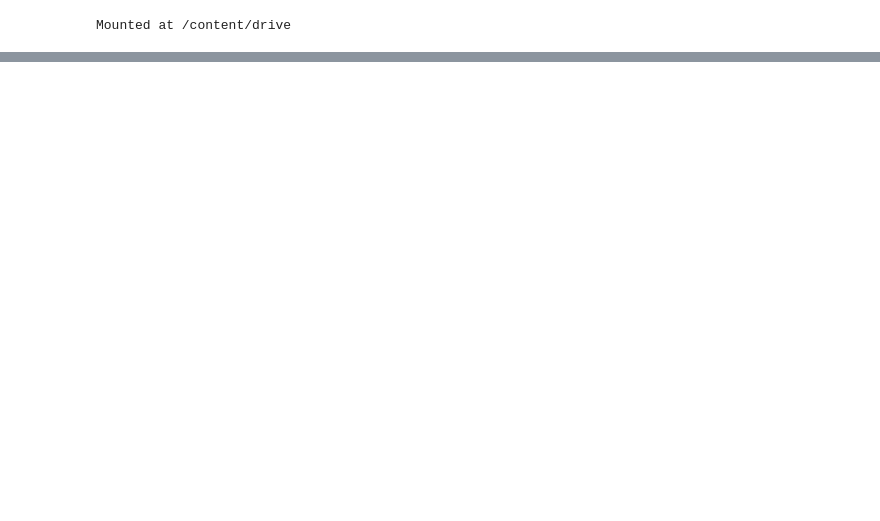
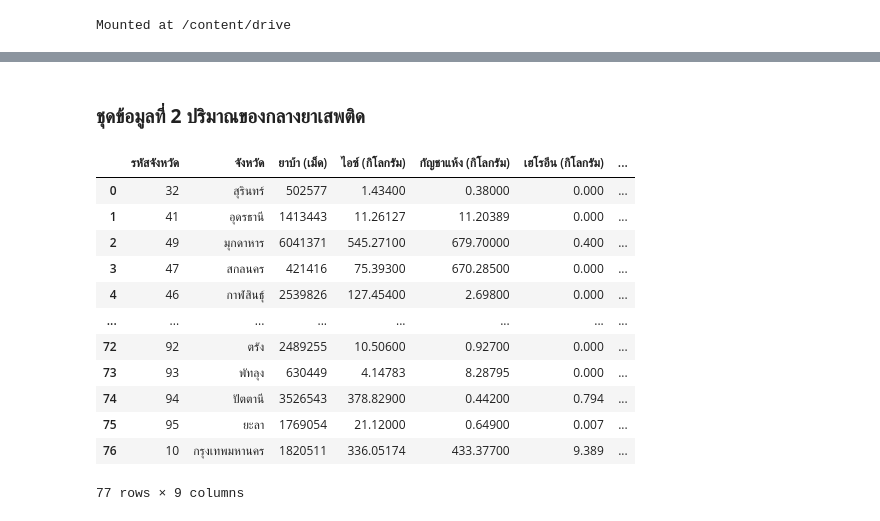
Before and after one commit to Jiraporn-klobrat/DWDM21, a Jupyter notebook: Project_DWDM.ipynb, the cells around one changed output, grey strips where cells are left out. Drawn from its saved outputs; the diff is of its cells as text; code cells hidden in the pictures; blank space fills up the shorter version.

```diff
--- a/Project_DWDM.ipynb
+++ b/Project_DWDM.ipynb
@@ -247,0 +81,19 @@ dtype: bool
+# %% [markdown]
+### **ชุดข้อมูลที่ 2 ปริมาณของกลางยาเสพติด**
+# %%
+data_02 = pd.read_csv(os.path.join(path,'ปริมาณของกลางยาเสพติด.csv')) # ไฟล์ที่เราต้องการ
+data_02 # print data ดูว่ามันหน้าตาเป็นยังไง
+# %% [output]
+|  | รหัสจังหวัด | จังหวัด | ยาบ้า (เม็ด) | ไอซ์ (กิโลกรัม) | กัญชาแห้ง (กิโลกรัม) | เฮโรอีน (กิโลกรัม) | ... |
+| 0 | 32 | สุรินทร์ | 502577 | 1.43400 | 0.38000 | 0.000 | ... |
+| 1 | 41 | อุดรธานี | 1413443 | 11.26127 | 11.20389 | 0.000 | ... |
+| 2 | 49 | มุกดาหาร | 6041371 | 545.27100 | 679.70000 | 0.400 | ... |
+| 3 | 47 | สกลนคร | 421416 | 75.39300 | 670.28500 | 0.000 | ... |
+| 4 | 46 | กาฬสินธุ์ | 2539826 | 127.45400 | 2.69800 | 0.000 | ... |
+| ... | ... | ... | ... | ... | ... | ... | ... |
+| 72 | 92 | ตรัง | 2489255 | 10.50600 | 0.92700 | 0.000 | ... |
+| 73 | 93 | พัทลุง | 630449 | 4.14783 | 8.28795 | 0.000 | ... |
+| 74 | 94 | ปัตตานี | 3526543 | 378.82900 | 0.44200 | 0.794 | ... |
+| 75 | 95 | ยะลา | 1769054 | 21.12000 | 0.64900 | 0.007 | ... |
+| 76 | 10 | กรุงเทพมหานคร | 1820511 | 336.05174 | 433.37700 | 9.389 | ... |
+77 rows × 9 columns
```
Also changed, not shown: parts of 49 cells of this notebook.
